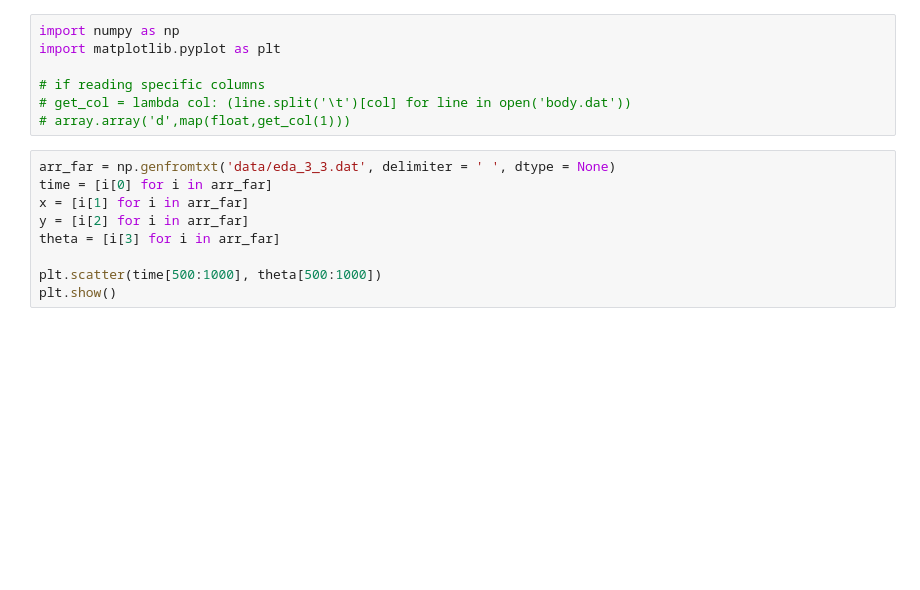
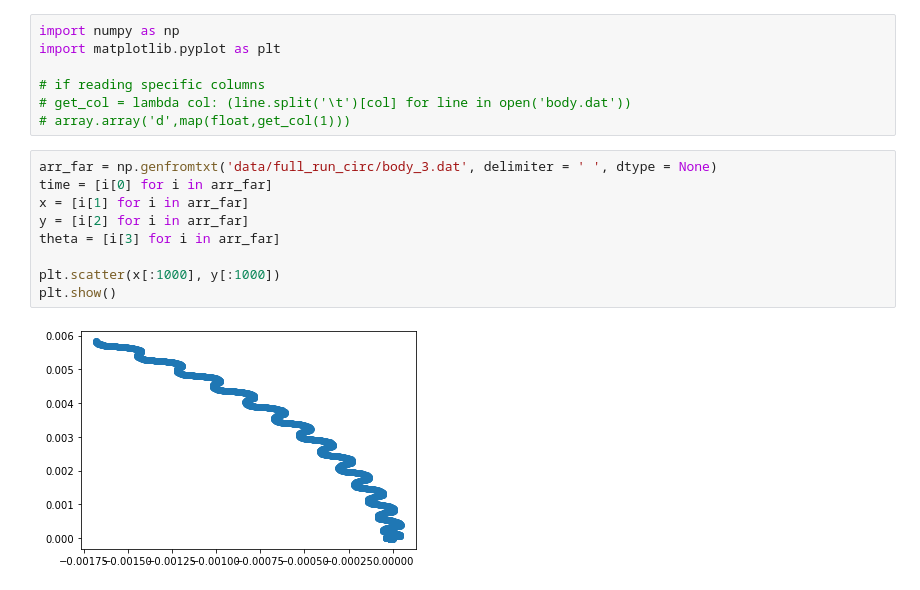
Before and after one commit to haoyudu/celegans-data-analysis, a Jupyter notebook: body.ipynb, the cells around one changed output. Saved outputs shown, nothing was run; the diff lists cells and outputs as text; blank space fills up the shorter version.

Commit message:
add data

```diff
--- a/body.ipynb
+++ b/body.ipynb
@@ -6,14 +6,16 @@ import matplotlib.pyplot as plt
 # get_col = lambda col: (line.split('\t')[col] for line in open('body.dat'))
 # array.array('d',map(float,get_col(1)))
 # %%
-arr_far = np.genfromtxt('data/eda_3_3.dat', delimiter = ' ', dtype = None)
+arr_far = np.genfromtxt('data/full_run_circ/body_3.dat', delimiter = ' ', dtype = None)
 time = [i[0] for i in arr_far]
 x = [i[1] for i in arr_far]
 y = [i[2] for i in arr_far]
 theta = [i[3] for i in arr_far]
 
-plt.scatter(time[500:1000], theta[500:1000])
+plt.scatter(x[:1000], y[:1000])
 plt.show()
+# %% [output]
+[figure, added]
 # %%
 
 X = np.fft.fft(theta)
```
Also changed, not shown: parts of 1 cell of this notebook, 18 other files.
